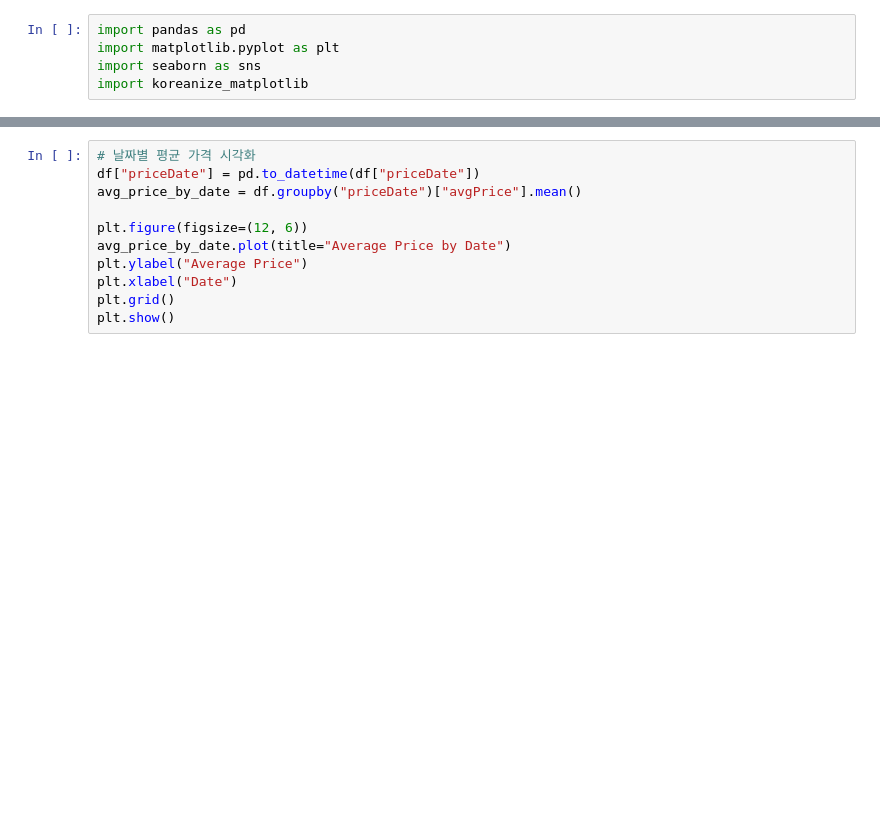
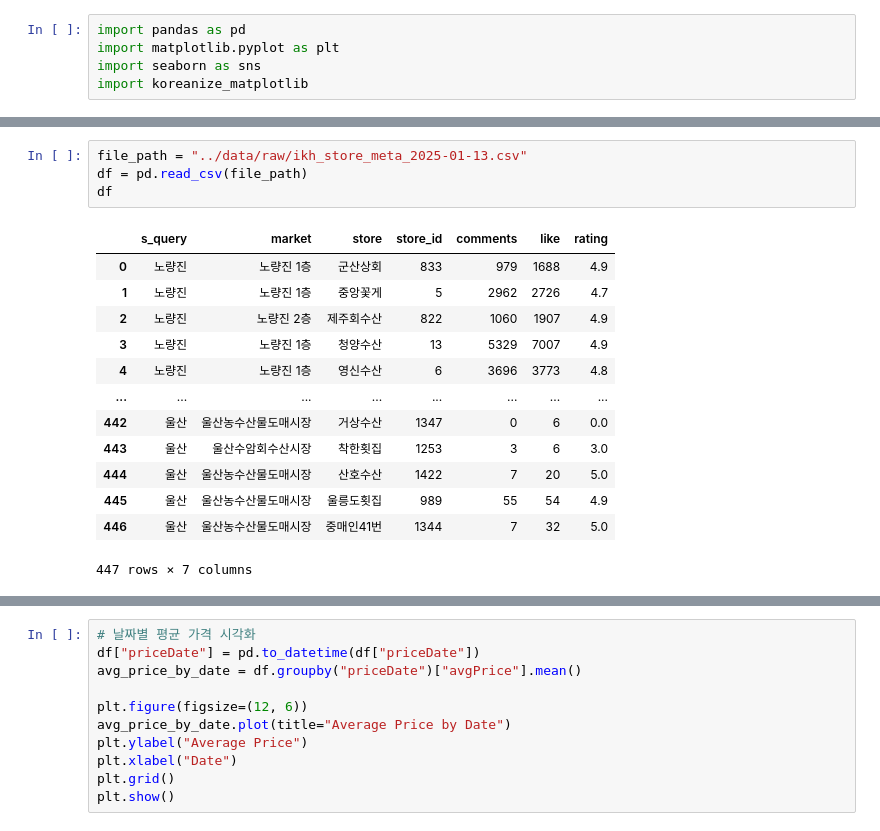
Before and after one commit to vhf1030/Pisces, a Jupyter notebook: notebooks/eda_ikh.ipynb, the cells around one changed output, grey strips where cells are left out. Drawn from its saved outputs; the diff is of its cells as text; blank space fills up the shorter version.

Commit message:
Add ikh store info eda

```diff
--- a/notebooks/eda_ikh.ipynb
+++ b/notebooks/eda_ikh.ipynb
@@ -5,0 +10,18 @@ import koreanize_matplotlib
+# %%
+file_path = "../data/raw/ikh_store_meta_2025-01-13.csv"
+df = pd.read_csv(file_path)
+df
+# %% [output]
+|  | s_query | market | store | store_id | comments | like | rating |
+| 0 | 노량진 | 노량진 1층 | 군산상회 | 833 | 979 | 1688 | 4.9 |
+| 1 | 노량진 | 노량진 1층 | 중앙꽃게 | 5 | 2962 | 2726 | 4.7 |
+| 2 | 노량진 | 노량진 2층 | 제주회수산 | 822 | 1060 | 1907 | 4.9 |
+| 3 | 노량진 | 노량진 1층 | 청양수산 | 13 | 5329 | 7007 | 4.9 |
+| 4 | 노량진 | 노량진 1층 | 영신수산 | 6 | 3696 | 3773 | 4.8 |
+| ... | ... | ... | ... | ... | ... | ... | ... |
+| 442 | 울산 | 울산농수산물도매시장 | 거상수산 | 1347 | 0 | 6 | 0.0 |
+| 443 | 울산 | 울산수암회수산시장 | 착한횟집 | 1253 | 3 | 6 | 3.0 |
+| 444 | 울산 | 울산농수산물도매시장 | 산호수산 | 1422 | 7 | 20 | 5.0 |
+| 445 | 울산 | 울산농수산물도매시장 | 울릉도횟집 | 989 | 55 | 54 | 4.9 |
+| 446 | 울산 | 울산농수산물도매시장 | 중매인41번 | 1344 | 7 | 32 | 5.0 |
+447 rows × 7 columns
```
Also changed, not shown: parts of 12 cells of this notebook, 1 other file.
